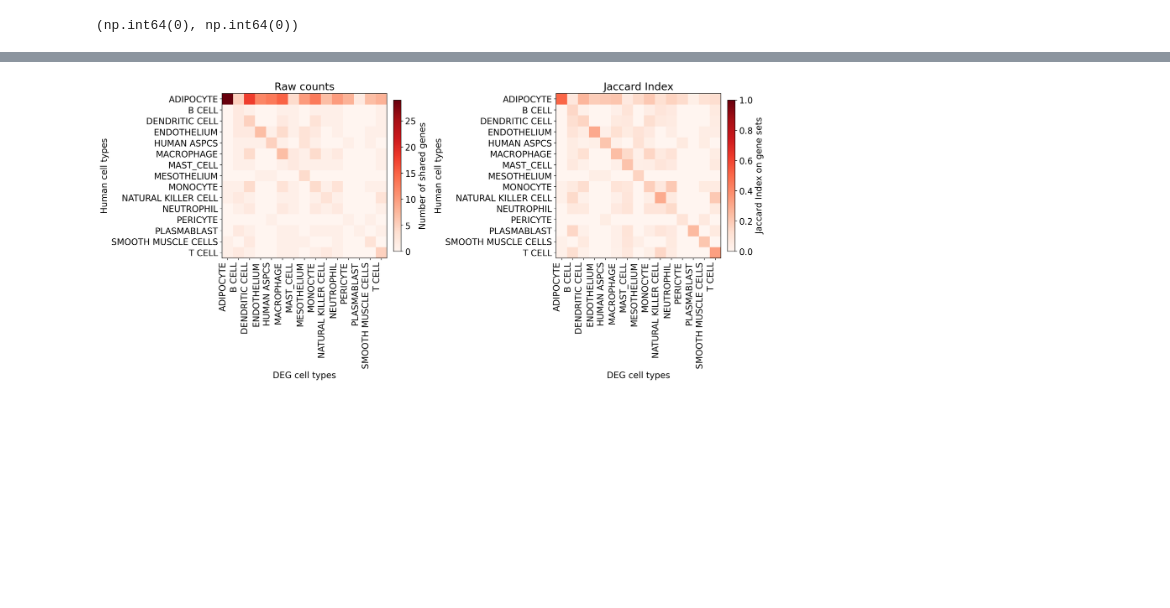
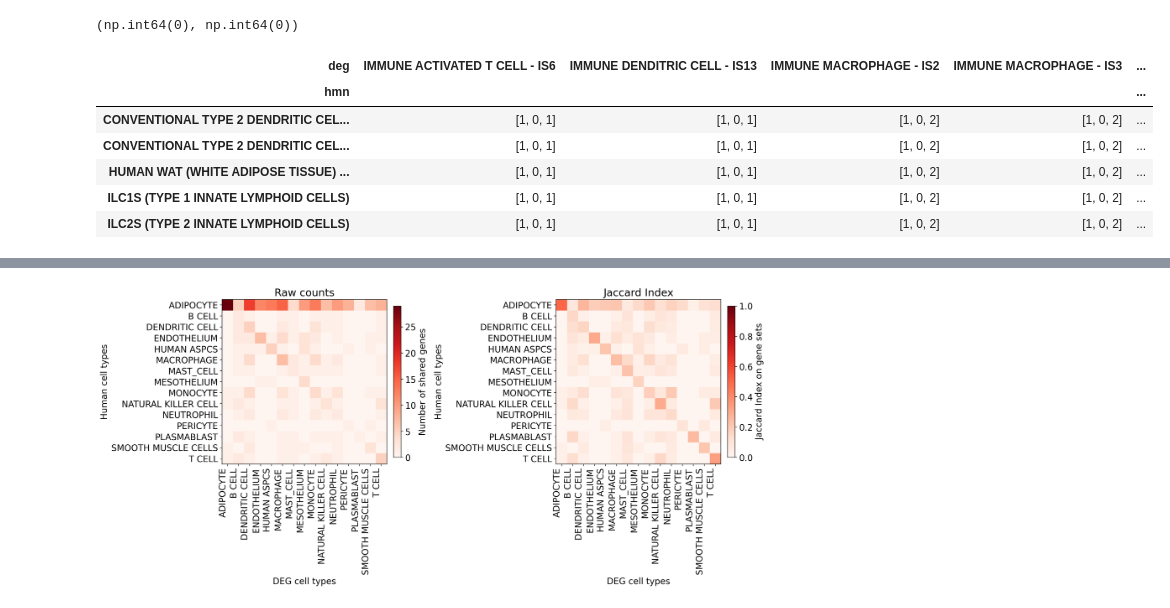
Before and after one commit to sbooeshaghi/llmarkers, a Jupyter notebook: analysis/comparison/deg_hmn.ipynb, the cells around one changed output, grey strips where cells are left out. Cells and saved outputs as stored; diff of their text form; code cells hidden in the pictures; blank space fills up the shorter version.

```diff
--- a/analysis/deg_vs_human/compare_evidence.ipynb
+++ b/analysis/comparison/deg_hmn.ipynb
@@ -209,4 +219,15 @@ deg["feature_identifier"].isna().sum(), hmn["feature_identifier"].isna().sum()
 # %% [output]
 (np.int64(0), np.int64(0))
 # %%
-(mtx, norm_mtx, hmnct, degct) = ctg_metric(hmn, deg, gene_col = "feature_identifier", ct_col = "cell_type_label", df1_label="hmn", df2_label="deg", comm_ct=False, comm_gene=True)
+(mtx, norm_mtx, hmnct, degct) = ctg_metric(hmn, deg, gene_col = "feature_identifier", ct_col = "cell_type_label",
+df1_label="hmn", df2_label="deg", comm_ct=False, comm_gene=True)
+df = pd.DataFrame(mtx.tolist(), index=hmnct, columns=degct)
+df.head()
+# %% [output]
+| deg | IMMUNE ACTIVATED T CELL - IS6 | IMMUNE DENDITRIC CELL - IS13 | IMMUNE MACROPHAGE - IS2 | IMMUNE MACROPHAGE - IS3 | ... |
+| hmn |  |  |  |  | ... |
+| CONVENTIONAL TYPE 2 DENDRITIC CEL... | [1, 0, 1] | [1, 0, 1] | [1, 0, 2] | [1, 0, 2] | ... |
+| CONVENTIONAL TYPE 2 DENDRITIC CEL... | [1, 0, 1] | [1, 0, 1] | [1, 0, 2] | [1, 0, 2] | ... |
+| HUMAN WAT (WHITE ADIPOSE TISSUE) ... | [1, 0, 1] | [1, 0, 1] | [1, 0, 2] | [1, 0, 2] | ... |
+| ILC1S (TYPE 1 INNATE LYMPHOID CELLS) | [1, 0, 1] | [1, 0, 1] | [1, 0, 2] | [1, 0, 2] | ... |
+| ILC2S (TYPE 2 INNATE LYMPHOID CELLS) | [1, 0, 1] | [1, 0, 1] | [1, 0, 2] | [1, 0, 2] | ... |
```
Also changed, not shown: parts of 13 cells of this notebook, 20 other files.
